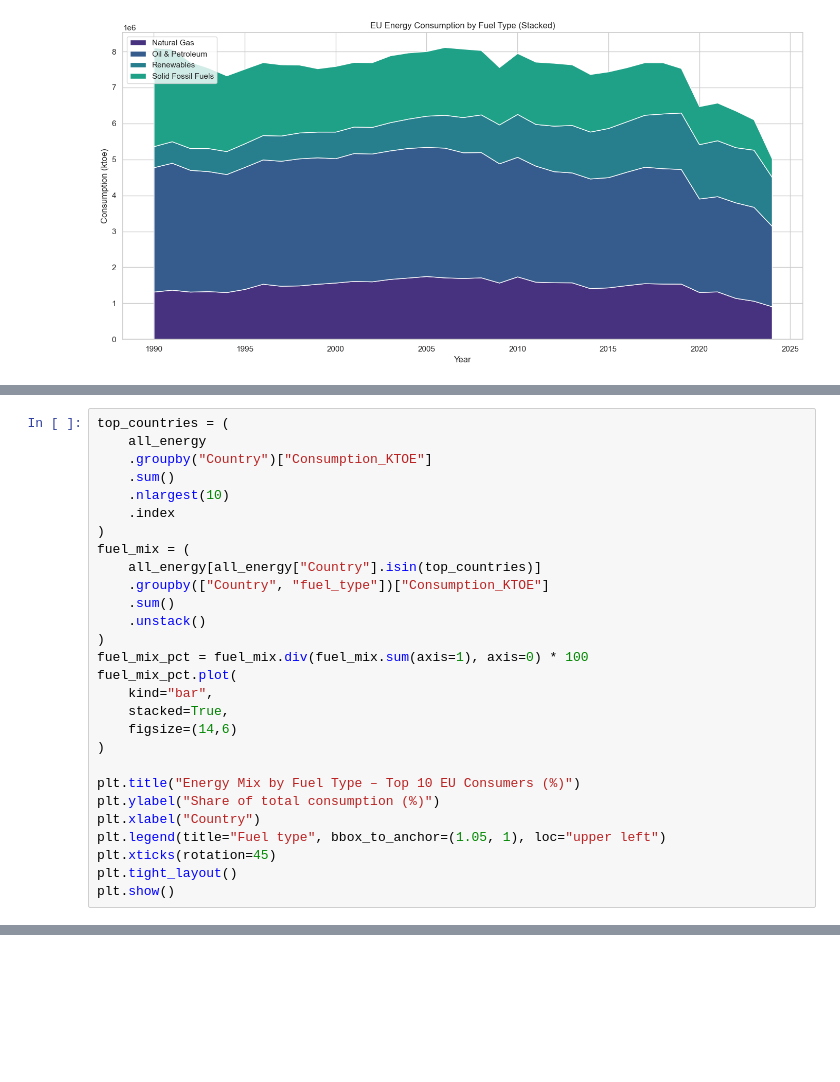
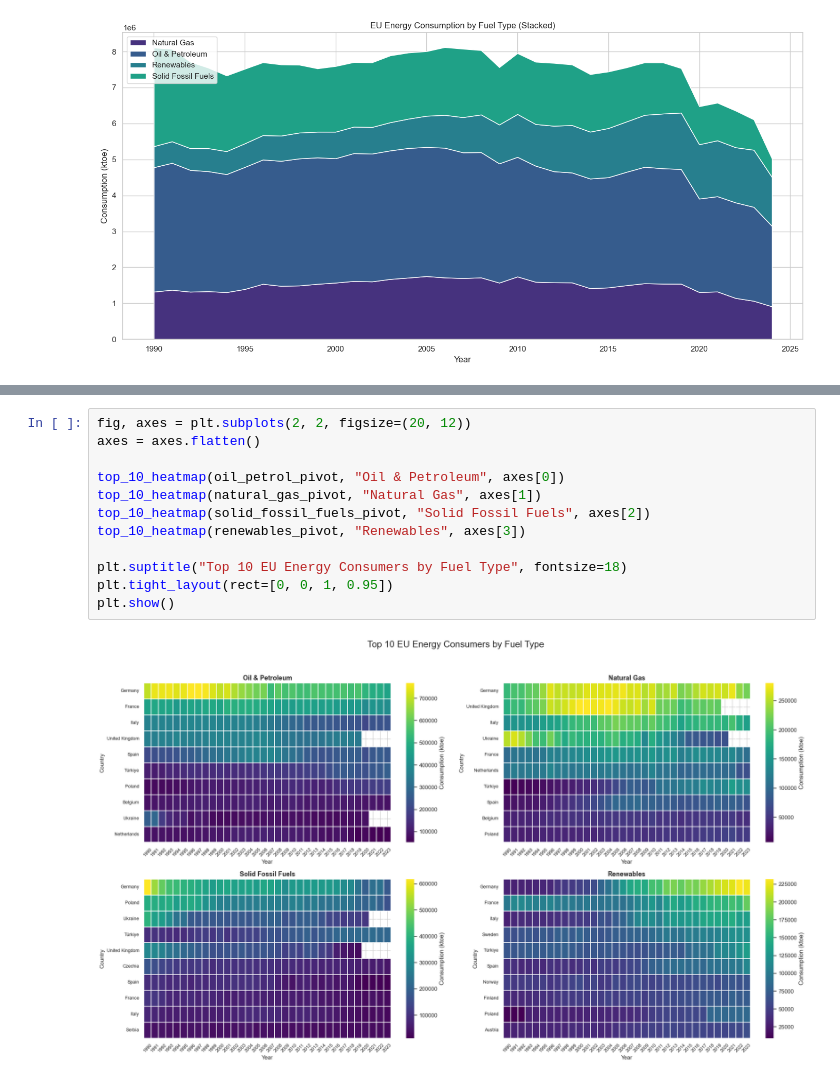
Before and after one commit to AnnaLozenko/PFDA_Project, a Jupyter notebook: eu_energy_sources_analysis.ipynb, the cells around one changed output, grey strips where cells are left out. Drawn from its saved outputs; the diff is of its cells as text; blank space fills up the shorter version.

```diff
--- a/eu_energy_sources_analysis.ipynb
+++ b/eu_energy_sources_analysis.ipynb
@@ -547,28 +577,0 @@ To compare the energy structure across major EU consumers, a relative stacked ba
-# %%
-top_countries = (
-    all_energy
-    .groupby("Country")["Consumption_KTOE"]
-    .sum()
-    .nlargest(10)
-    .index
-)
-fuel_mix = (
-    all_energy[all_energy["Country"].isin(top_countries)]
-    .groupby(["Country", "fuel_type"])["Consumption_KTOE"]
-    .sum()
-    .unstack()
-)
-fuel_mix_pct = fuel_mix.div(fuel_mix.sum(axis=1), axis=0) * 100
-fuel_mix_pct.plot(
-    kind="bar",
-    stacked=True,
-    figsize=(14,6)
-)
-
-plt.title("Energy Mix by Fuel Type – Top 10 EU Consumers (%)")
-plt.ylabel("Share of total consumption (%)")
-plt.xlabel("Country")
-plt.legend(title="Fuel type", bbox_to_anchor=(1.05, 1), loc="upper left")
-plt.xticks(rotation=45)
-plt.tight_layout()
-plt.show()
@@ -576,0 +660,14 @@ plt.show()
+# %%
+fig, axes = plt.subplots(2, 2, figsize=(20, 12))
+axes = axes.flatten()
+
+top_10_heatmap(oil_petrol_pivot, "Oil & Petroleum", axes[0])
+top_10_heatmap(natural_gas_pivot, "Natural Gas", axes[1])
+top_10_heatmap(solid_fossil_fuels_pivot, "Solid Fossil Fuels", axes[2])
+top_10_heatmap(renewables_pivot, "Renewables", axes[3])
+
+plt.suptitle("Top 10 EU Energy Consumers by Fuel Type", fontsize=18)
+plt.tight_layout(rect=[0, 0, 1, 0.95])
+plt.show()
+# %% [output]
+[figure, added]
```
Also changed, not shown: parts of 18 cells of this notebook.
